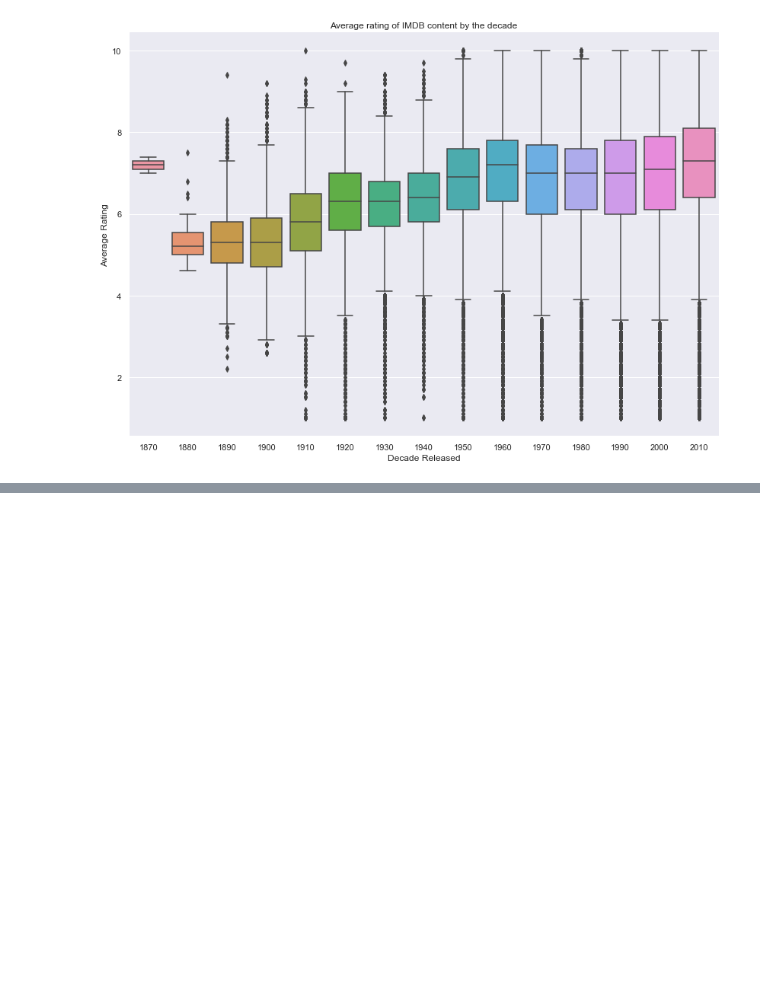
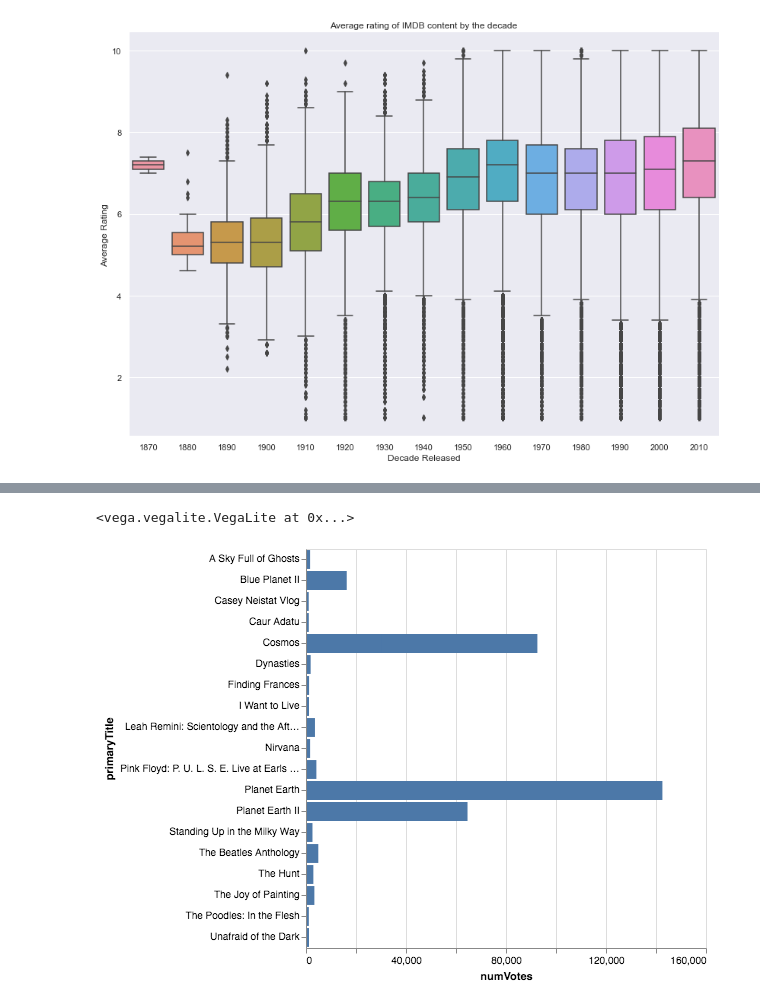
Before and after one commit to sarthakbatragatech/MovieViz, a Jupyter notebook: master.ipynb, the cells around one changed output, grey strips where cells are left out. Cells and saved outputs as stored; diff of their text form; code cells hidden in the pictures; blank space fills up the shorter version.

```diff
--- a/master.ipynb
+++ b/master.ipynb
@@ -102,0 +156,13 @@ plt.show('g')
+# %%
+test_doc = perfect_documentaries.sort_values('averageRating', ascending=False)
+# %%
+test_doc = test_doc.head(20)
+# %%
+alt.Chart(test_doc).mark_bar().encode(
+    alt.Y('primaryTitle'),
+    alt.X('numVotes:Q'),
+    tooltip=['primaryTitle']
+)
+# %% [output]
+<vega.vegalite.VegaLite at 0x...>
+[figure, added]
```
Also changed, not shown: parts of 14 cells of this notebook, 1 other file.
